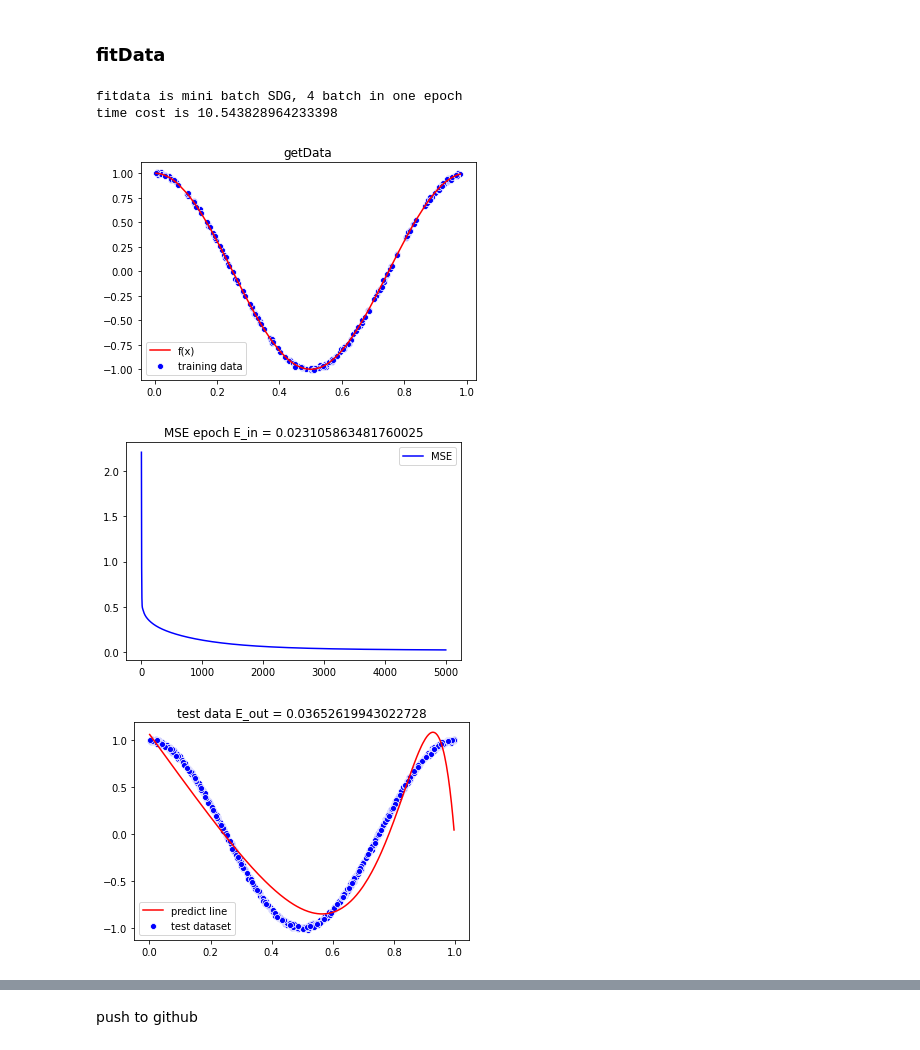
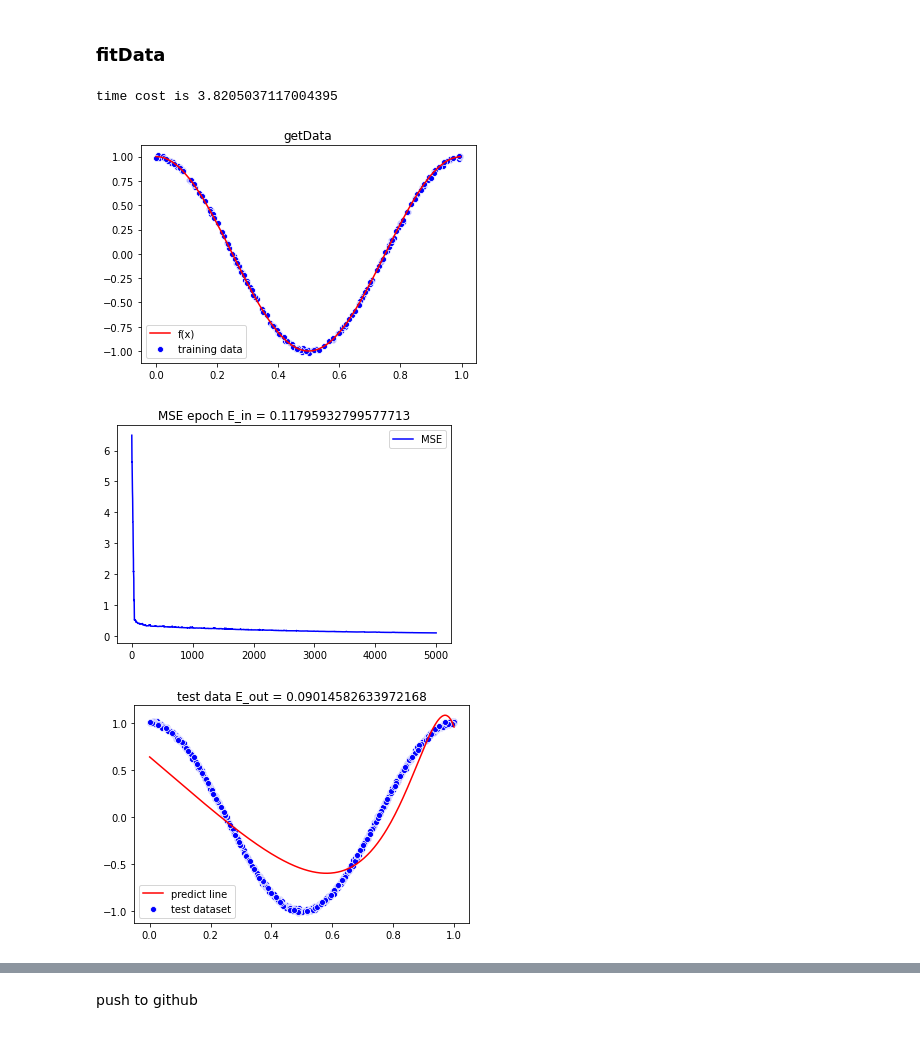
Before and after one commit to liushuyu6666/AI_relative, a Jupyter notebook: algorithm_explore/Gaussian_Regression.ipynb, the cells around one changed output, grey strips where cells are left out. Saved outputs shown, nothing was run; the diff lists cells and outputs as text; code cells hidden in the pictures.

```diff
--- a/algorithm_explore/Gaussian_Regression.ipynb
+++ b/algorithm_explore/Gaussian_Regression.ipynb
@@ -116,7 +116,7 @@ The computation of $E_{in}$ and $E_{out}$ calls **getMSE**.
 # %%
 def fitData_DG(Y_real, x, A,
                epochs=3000,
-               r=0.001,
+               r=0.01,
                plot=True,
                N_test=2000,
                sigma=0.1):
@@ -126,7 +126,7 @@ def fitData_DG(Y_real, x, A,
     D = A.size()[0] - 1 # get Dimension of data, degree-d
     N = x.size()[0] # get number of sample
     L = getMSE(Y_real, x, A.detach_())
-    print(f"fitData is DG")
+    # print(f"fitData is DG")
     while epoch < epochs:
         L.backward()
         A = (A - r * A.grad.data).detach() # make A a leaf node
@@ -177,7 +176,7 @@ time cost is 3.6834399700164795
 # %%
 def fitData_SDG(Y_real, x, A,
                  epochs=3000,
-                 r=0.001,
+                 r=0.01,
                  plot=True,
                  N_test=2000,
                  sigma=0.1):
@@ -187,7 +186,7 @@ def fitData_SDG(Y_real, x, A,
     D = A.size()[0] - 1 # get Dimension of data
     N = x.size()[0] # get number of sample
     L = getMSE(Y_real, x, A)
-    print(f"fitData is SDG")
+    # print(f"fitData is SDG")
     while epoch < epochs:
         pickup = rd.randint(0, N-1)
         xi = torch.tensor([(x[pickup] ** i) for i in range(D+1)])
@@ -288,7 +286,7 @@ import time
 sigma = 0.1
 N = 200
 N_test = 2000
-D = 20
+D = 4
 batch=100
 data = getData(N, sigma, plot=True)
 x = torch.FloatTensor([xi for (xi, yi) in data])
@@ -325,34 +322,32 @@ def fitData(Y_real, x, A,
         return fitData_mini(Y_real, x, A, epochs=epochs, r=r,
                     plot=plot, N_test=N_test, batch=batch, sigma=sigma)
 # %%
-# test fitData_mini
+# test fitData
 import time
 sigma = 0.1
 N = 200
-N_test = 2000
 D = 20
 batch=50
 N_test = 1000
 data = getData(N, sigma, plot=True)
 x = torch.FloatTensor([xi for (xi, yi) in data])
 y = torch.FloatTensor([yi for (xi, yi) in data])
 A = torch.rand(D+1)
 startTime = time.time()
 (A, E_in, E_out) = fitData(y, x, A,
                            epochs = 5000,
                            N_test=N_test,
                            r = 0.01,
                            batch=batch,
                            sigma=sigma,
-                           mode='mini')
+                           mode='sdg')
 endTime = time.time()
 print(f"time cost is {endTime - startTime}")
 # %% [output]
-fitdata is mini batch SDG, 4 batch in one epoch
-time cost is 10.543828964233398
+time cost is 3.8205037117004395
-[figure, old version]
+[figure, new version]
-[figure, old version]
+[figure, new version]
-[figure, old version]
+[figure, new version]
 # %% [markdown]
 ## experiment
 Write a function **experiment** that takes as input the size $N$ of training dataset, the degree $d$ of the model polynomial and noise variance $\sigma^2$, and does the following. For the given values of $N$, $d$ and $\sigma^2$, it loops over $M$ trials ($M$ not smaller than 20; say, 50 would be a decent number), where each trial is defined
```
Also changed, not shown: parts of 10 cells of this notebook.
